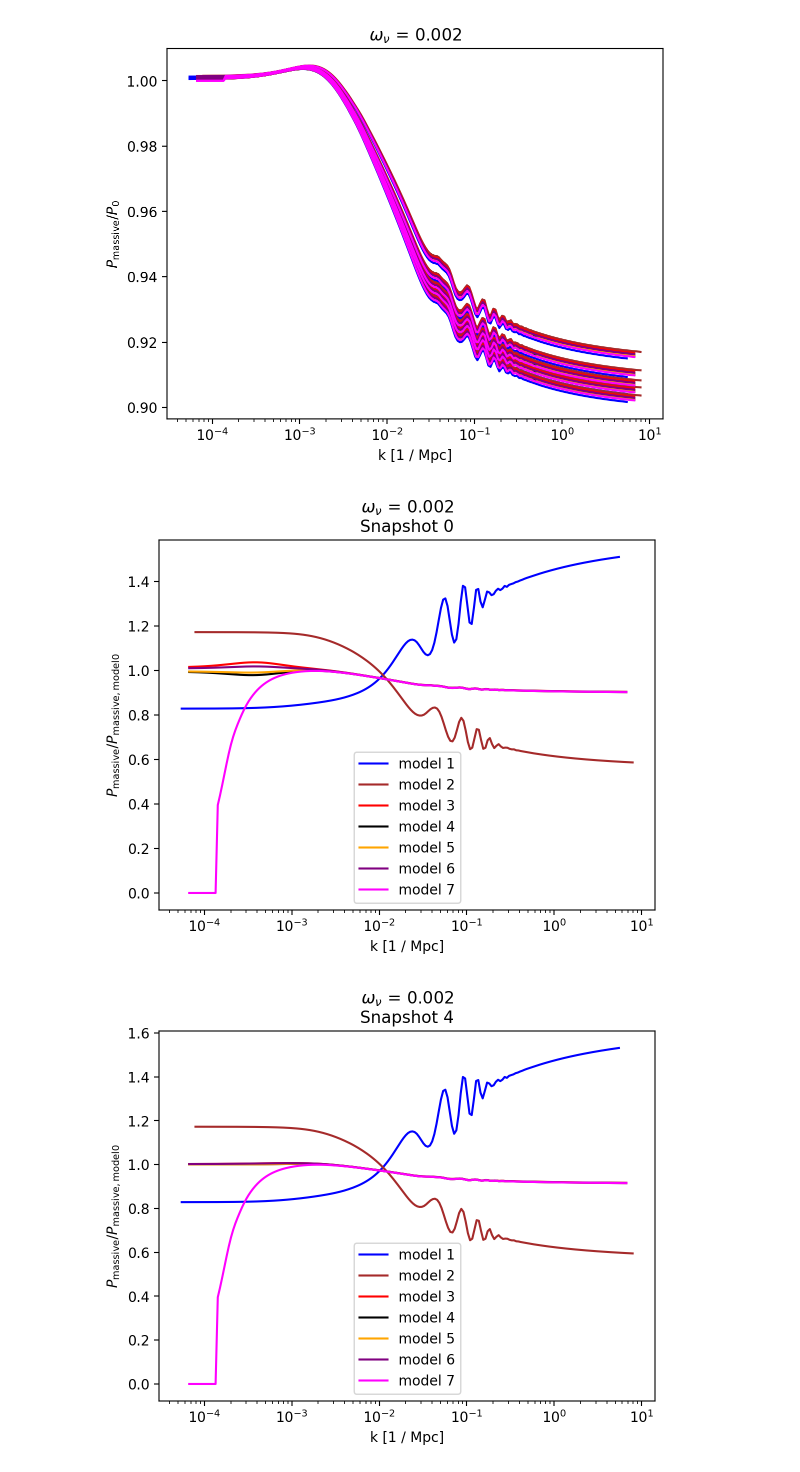
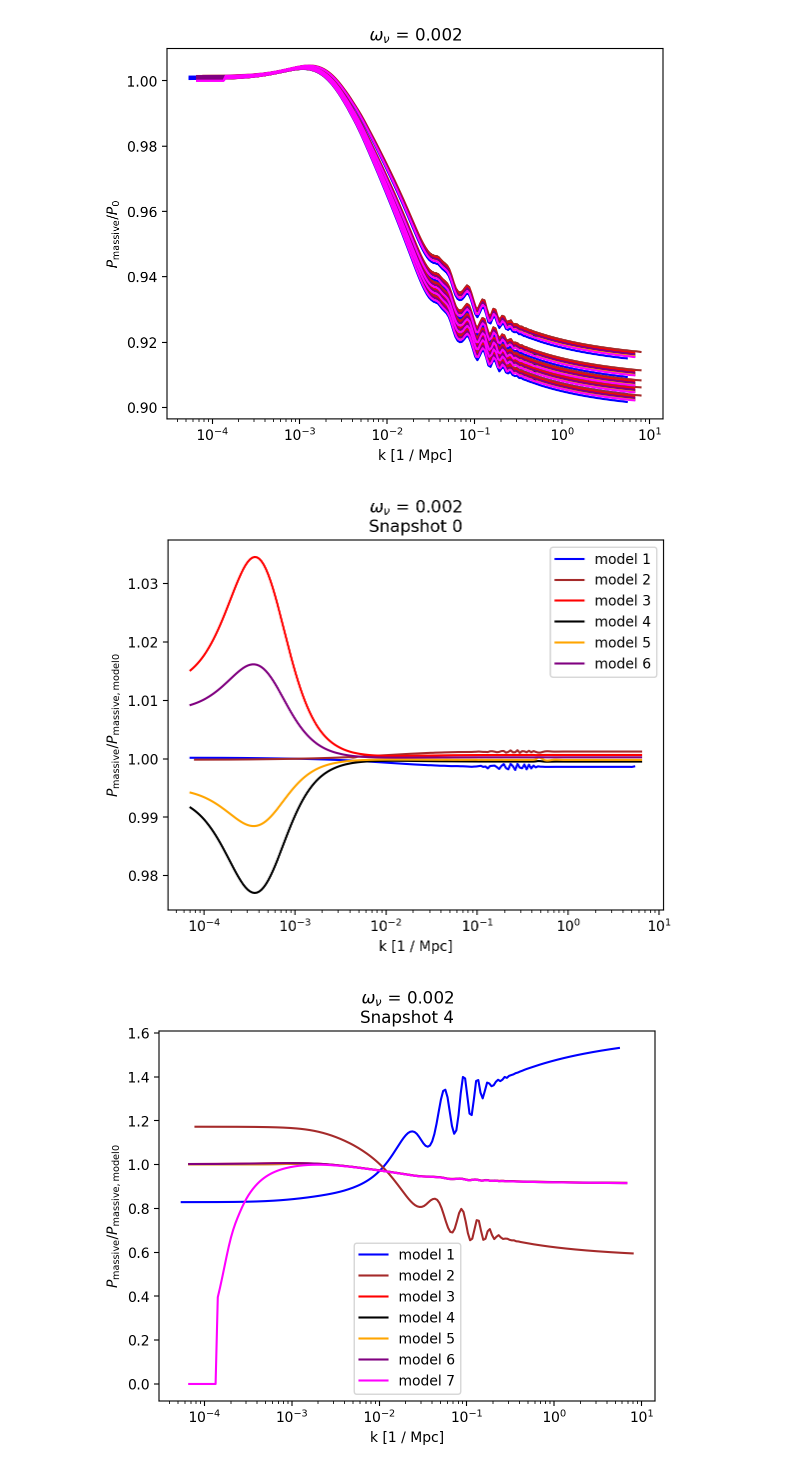
Before and after one commit to 3276908917/Master, a Jupyter notebook: CAMB_demo/rescaling_assignment.ipynb, the cells around one changed output. Saved outputs shown, nothing was run; the diff lists cells and outputs as text; code cells hidden in the pictures.

Commit message:
Massive progress on the neutrino plots

```diff
--- a/CAMB_demo/rescaling_assignment.ipynb
+++ b/CAMB_demo/rescaling_assignment.ipynb
@@ -180,24 +182,43 @@ for i in range(len(k_massive_list)):
 [figure]
 # %%
 j = 0 # snapshot 0
-for i in range(1, len(k_massive_list)):
-    h = cosm.loc[i]["h"]
-    h0 = cosm.loc[0]["h"]
-    # plot p_massive(model i) / p_massive(model 0)
+
+baseline_h = cosm.loc[0]["h"]
+baseline_k = k_massive_list[0] * baseline_h
+baseline_p = p_massive_list[0][j] / baseline_h ** 3
+
+for i in range(1, len(k_massive_list) - 1):
+    this_h = cosm.loc[i]["h"]
+    this_k = k_massive_list[1] * this_h
+    this_p = p_massive_list[i][j] / this_h ** 3
+
+    lcd_min = max(min(this_k), min(baseline_k))
+    lcd_max = min(max(this_k), max(baseline_k))
+
+    mask = np.all([[baseline_k < lcd_max], [baseline_k > lcd_min]], axis=0)[0]
+    truncated_k = baseline_k[mask]
+
+    truncated_p = baseline_p[mask]
+
+    aligned_p = this_p[mask]
+    if this_h != baseline_h:
+        # It's time to interpolate
+        interpolator = interp1d(this_k, this_p, kind="cubic")
+        aligned_p = interpolator(truncated_k)
+
     label_in = None
     label_in = "model " + str(i)
-    p_thisModel = p_massive_list[i][j] / h ** 3
-    p_model0 = p_massless_list[0][j] / h0 ** 3
-    plt.plot(k_massless_list[i] * h, p_thisModel / p_model0,
+
+    plt.plot(truncated_k, aligned_p / truncated_p,
              label=label_in, c=colors[i], linestyle=styles[i])
     plt.xscale('log')
     plt.xlabel(r"k [1 / Mpc]")
     plt.ylabel(r"$P_\mathrm{massive} / P_\mathrm{massive, model 0}$")
     plt.title(r"$\omega_\nu$ = " + str(omega_nu[omega_index]) + "\n" + \
              "Snapshot 0")
     plt.legend()
 # %% [output]
-[figure, old version]
+[figure, new version]
 # %%
 j = 4 # snapshot 4
 for i in range(1, len(k_massive_list)):
```
Also changed, not shown: parts of 1 cell of this notebook, 1 other file.
